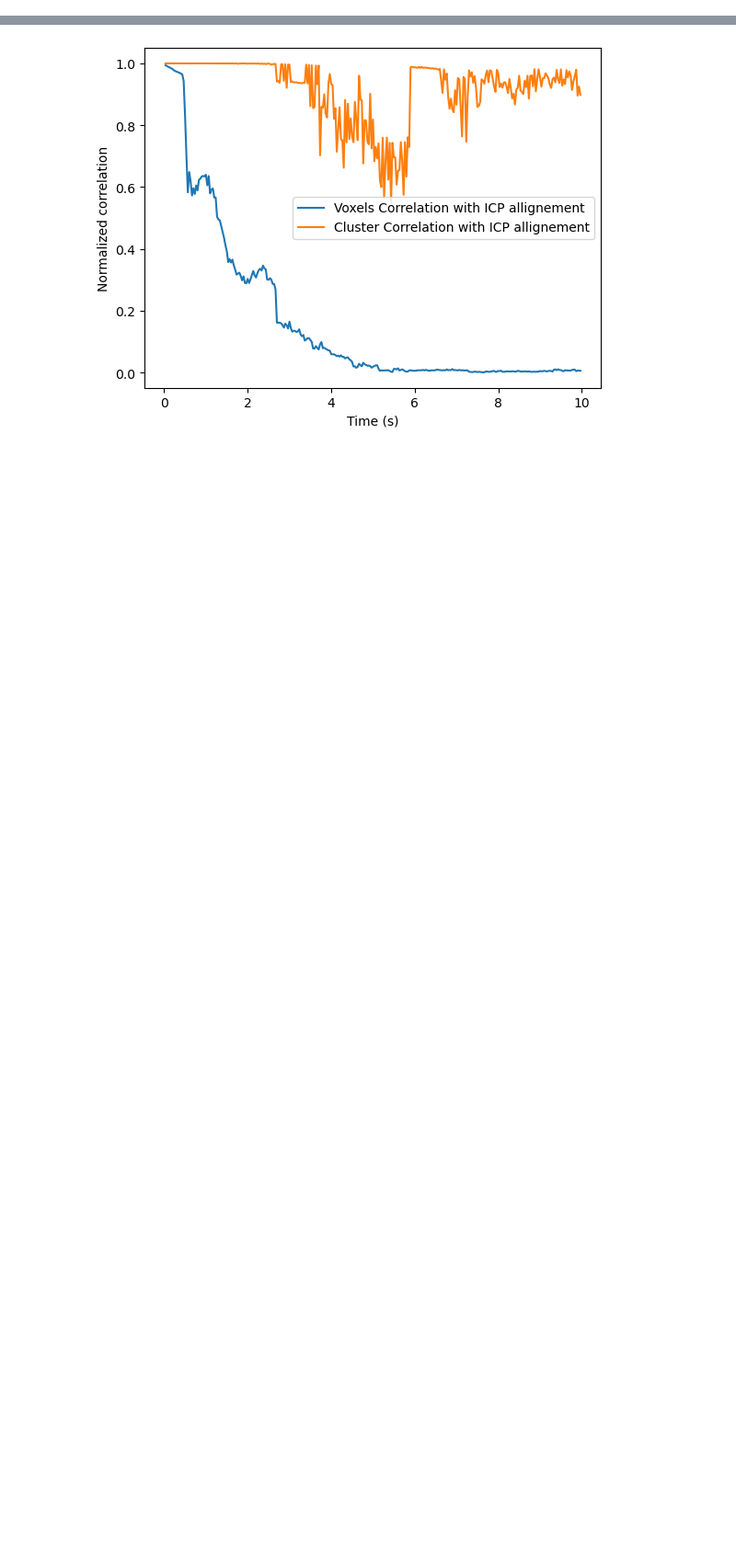
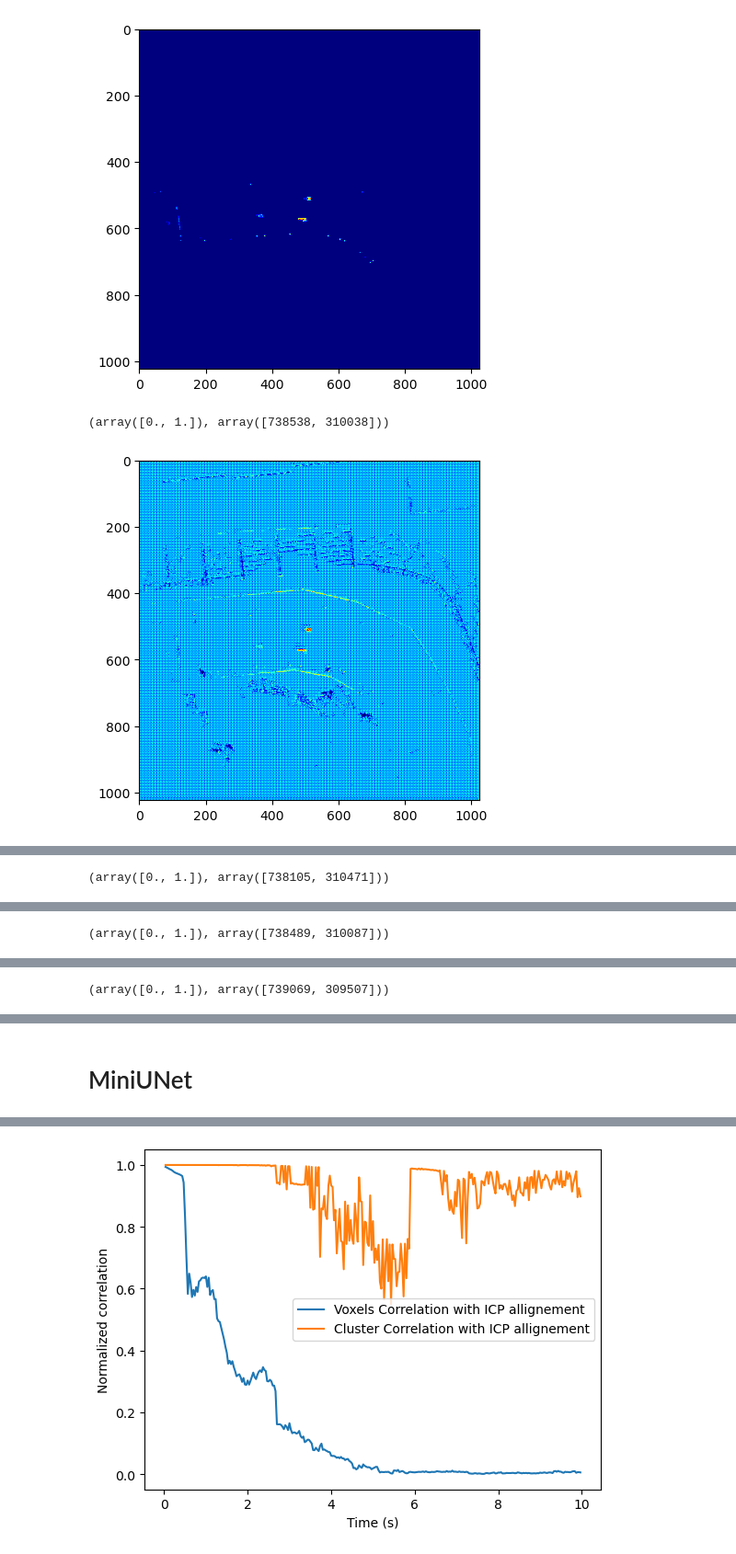
Before and after one commit to FilippoBragato/pqos-correlation, a Jupyter notebook: test.ipynb, the cells around one changed output, grey strips where cells are left out. Shown at 92% size. Saved outputs shown, nothing was run; the diff lists cells and outputs as text; code cells hidden in the pictures; blank space fills up the shorter version.

```diff
--- a/test.ipynb
+++ b/test.ipynb
@@ -50,0 +41,8 @@ for x, y in tfds:
+# %%
+train, val, test, len_train, len_val, len_test = create_tf_dataset(dataset, [["t3high", Weather.Clear, Time.Sunset, Sensor.LT],
+                                                                             ["t3medium", Weather.Clear, Time.Sunset, Sensor.LT],
+                                                                             ["t3low", Weather.Clear, Time.Sunset, Sensor.LT],], 4)
+m = get_model((1024,1024,2))
+optimizer = tf.keras.optimizers.Adam()
+loss = tf.keras.losses.BinaryCrossentropy()
+m.compile(optimizer=optimizer, loss=loss, metrics=[tf.keras.metrics.BinaryAccuracy()], run_eagerly = True)
@@ -50,0 +53,23 @@ for x, y in tfds:
+# %%
+callbacks = [tf.keras.callbacks.EarlyStopping("val_loss", patience=3, restore_best_weights=True),
+             tf.keras.callbacks.ModelCheckpoint("network.h5", monitor="val_loss", save_best_only=True)]
+
+history = m.fit(train, steps_per_epoch=int(np.ceil(len_train/4)), epochs=10, validation_data=val, validation_steps=int(np.ceil(len_val/4)), callbacks=callbacks)
+# %%
+s = train.take(1)
+# %%
+for x, y in s:
+    pred = m.predict(x)
+    pred = pred>.5
+    pred = pred.astype(float)
+    for i in range(4):
+        # plt.imshow(x[i,:,:,0], vmin=0, vmax=1, cmap='jet')
+        # plt.show()
+        # plt.imshow(x[i,:,:,1], vmin=0, vmax=1, cmap='jet')
+        # plt.show()
+        plt.imshow(y[i,:,:,0], vmin=0, vmax=1, cmap='jet')
+        plt.show()
+        plt.imshow(pred[i,:,:,0], vmin=0, vmax=1, cmap='jet')
+        print(np.unique(pred[i,:,:,0], return_counts=True))
+        plt.show()
+# %% [output]
@@ -50,0 +77,3 @@ for x, y in tfds:
+[figure, added]
+(array([0., 1.]), array([738538, 310038]))
+[figure, added]
@@ -50,0 +81 @@ for x, y in tfds:
+(array([0., 1.]), array([738105, 310471]))
@@ -50,0 +84 @@ for x, y in tfds:
+(array([0., 1.]), array([738489, 310087]))
@@ -50,0 +87 @@ for x, y in tfds:
+(array([0., 1.]), array([739069, 309507]))
@@ -50,0 +89,2 @@ for x, y in tfds:
+# %% [markdown]
+# MiniUNet
```
Also changed, not shown: parts of 21 cells of this notebook, 16 other files.
